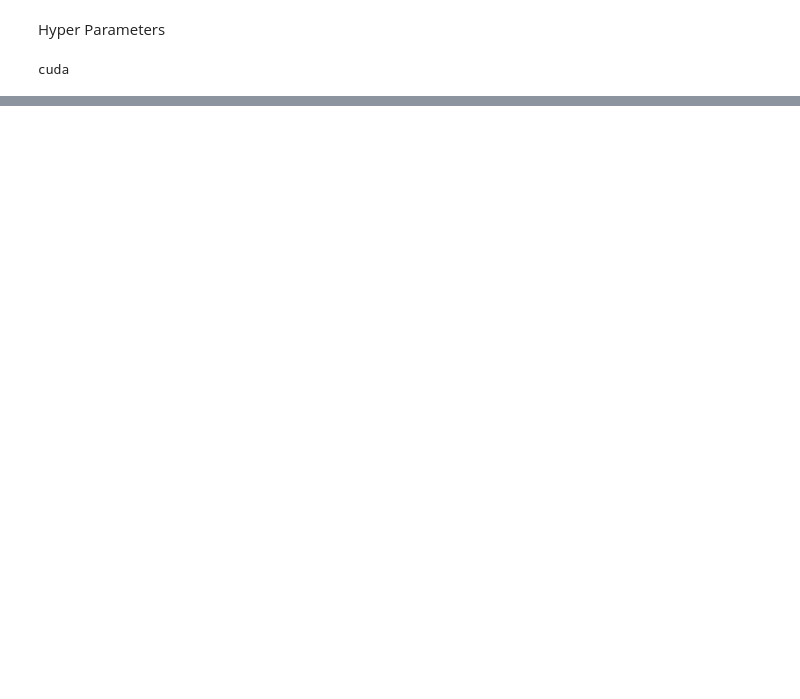
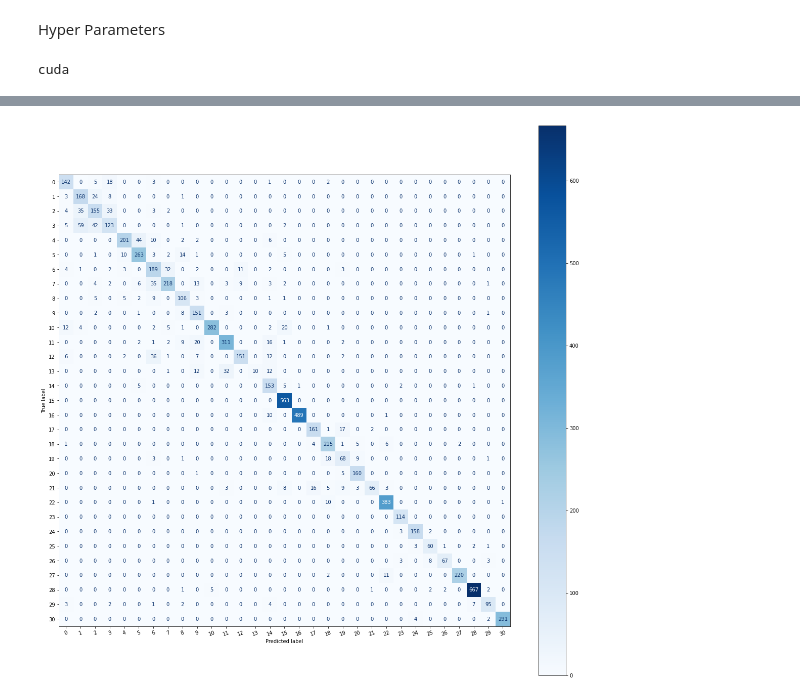
Before and after one commit to karmakarvishal/COMP6721_Group_T, a Jupyter notebook: Alexnet/Alexnet_rMastif.ipynb, the cells around one changed output, grey strips where cells are left out. Drawn from its saved outputs; the diff is of its cells as text; code cells hidden in the pictures; blank space fills up the shorter version.

Commit message:
Added Alex with Confusion Matrix'

```diff
--- a/Alexnet/Alexnet_rMastif.ipynb
+++ b/Alexnet/Alexnet_rMastif.ipynb
@@ -211,9 +231,12 @@ pyplot.show()
 from torch.autograd import Variable
 train_loss = []
 train_accuracy = []
-valid_loss = []
-valid_accuracy = []
+test_loss = []
+test_accuracy = []
 import torch.nn.functional as F
+
+pred_y = []
+lable_given_img = []
 
 def evaluate(data_loader):
     model.eval()
@@ -221,17 +244,50 @@ def evaluate(data_loader):
     correct = 0
     total = 0
     for data, target in data_loader:
+
         data, target = Variable(data, volatile=True), Variable(target)
         if torch.cuda.is_available():
             data = data.cuda()
             target = target.cuda()
 
         output = model(data)
+
         loss += F.cross_entropy(output, target, size_average=False).item()
         pred = torch.max(output.data, 1)[1]
+        #print(pred)
         total += len(data)
+
+        for i in pred :
+          pred_y.append(i.abs().tolist())
+        for i in target :
+          lable_given_img.append(i.abs().tolist())
         correct += (pred == target).sum()
+
     loss /= len(data_loader.dataset)
-    valid_loss.append(loss)
-    valid_accuracy.append(100 * correct / total)
+    test_loss.append(loss)
+    test_accuracy.append(100 * correct / total)
     print('\nAverage Validation loss: {:.5f}\tAccuracy: {} %'.format(loss, 100 * correct / total))
+    print('correct:',correct)
+# %%
+# Print confusion matrix
+import matplotlib.pyplot as pyplot
+import numpy as np
+import matplotlib.pyplot as plt
+from sklearn.datasets import make_classification
+from sklearn.metrics import confusion_matrix, ConfusionMatrixDisplay
+from sklearn.model_selection import train_test_split
+from sklearn.svm import SVC
+
+def plot_confusion_matrix(labels, pred_labels, classes):
+
+    fig = plt.figure(figsize = (20, 20));
+    ax = fig.add_subplot(1, 1, 1);
+    cm = confusion_matrix(labels, pred_labels);
+    cm = ConfusionMatrixDisplay(cm, display_labels = classes);
+    cm.plot(values_format = 'd', cmap = 'Blues', ax = ax)
+    plt.xticks(rotation = 20)
+
+labels_arr = range(0, num_classes)
+plot_confusion_matrix(lable_given_img, pred_y, labels_arr)
+# %% [output]
+[figure, added]
```
Also changed, not shown: parts of 12 cells of this notebook, 1 other file.
